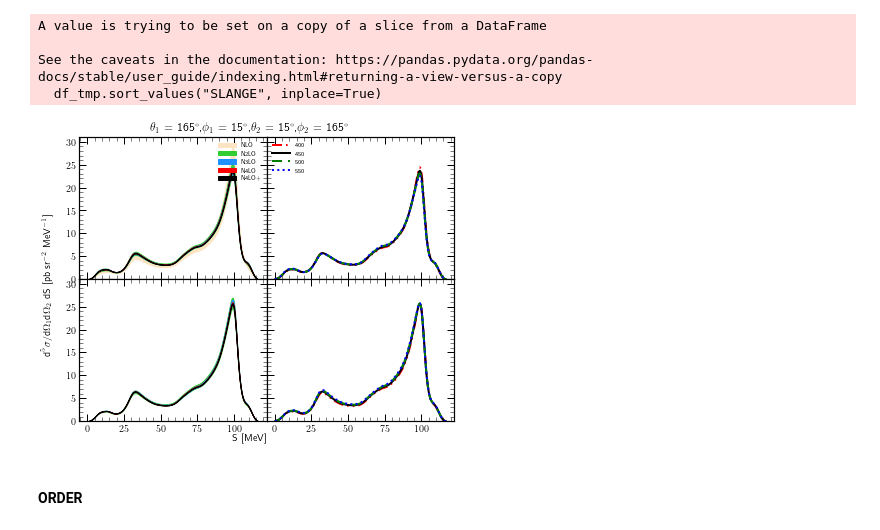
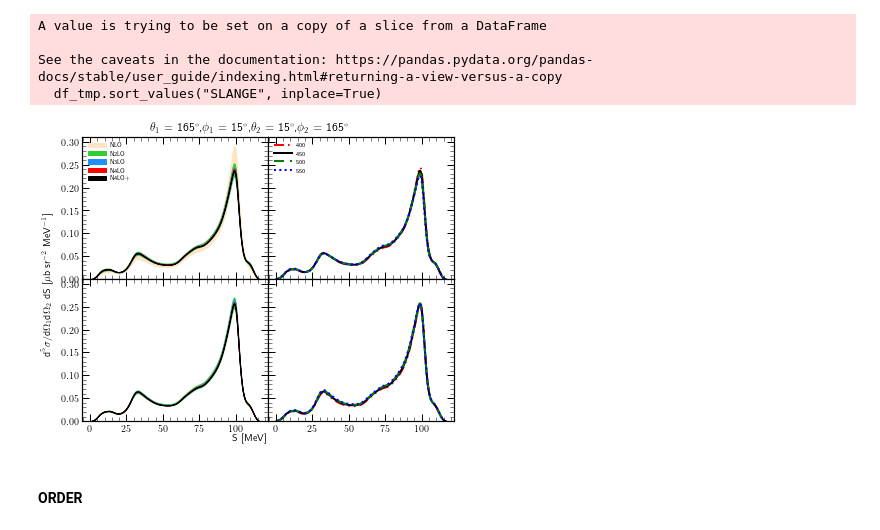
Before and after one commit to VitaliiUr/thesis, a Jupyter notebook: PlotData/figures_He_configuration.ipynb, the cells around one changed output. Drawn from its saved outputs; the diff is of its cells as text; code cells hidden in the pictures.

```diff
--- a/PlotData/figures_He_configuration.ipynb
+++ b/PlotData/figures_He_configuration.ipynb
@@ -309,40 +311,40 @@ fig.suptitle("$\\theta_1$ = {}$^\circ$,"
              "$\\phi_1$ = {}$^\circ$,"
              "$\\theta_2$ = {}$^\circ$,"
              "$\\phi_2$ = {}$^\circ$".format(*df1["CONFIG"].values[0].split("_")), y=0.95)
-fig.supylabel("$\\text{d}^5\sigma/\\text{d}\Omega _1 \\text{d}\Omega _2$ dS [pb sr$^{-2}$ MeV$^{-1}$]", size=10)
+fig.supylabel("$\\text{d}^5\sigma/\\text{d}\Omega _1 \\text{d}\Omega _2$ dS [$\mu$b sr$^{-2}$ MeV$^{-1}$]", size=10)
 fig.supxlabel("S [MeV]", size=10, y=0.06)
 
 for force in FORCES[1:]:
     df_tmp =  df1[(df1["CUTOFF"]==450)
                    & (df1["FORCE"] == force) ]
-    axes[0][0].fill_between(df_tmp.SLANGE, 10**6*(df_tmp["CROSS"].values+df_trunc1[force].values),
-                            10**6*(df_tmp["CROSS"].values-df_trunc1[force].values), label=force,
+    axes[0][0].fill_between(df_tmp.SLANGE, 10**4*(df_tmp["CROSS"].values+df_trunc1[force].values),
+                            10**4*(df_tmp["CROSS"].values-df_trunc1[force].values), label=force,
                             color=trunc_colors[force])
     if force == "NLO":
         continue
     df_tmp =  df3[(df3["CUTOFF"]==450)
                    & (df3["FORCE"] == force) ]
-    axes[1][0].fill_between(df_tmp.SLANGE, 10**6*(df_tmp["CROSS"].values+df_trunc3[force].values),
-                            10**6*(df_tmp["CROSS"].values-df_trunc3[force].values), label=force,
+    axes[1][0].fill_between(df_tmp.SLANGE, 10**4*(df_tmp["CROSS"].values+df_trunc3[force].values),
+                            10**4*(df_tmp["CROSS"].values-df_trunc3[force].values), label=force,
                             color=trunc_colors[force])
 for cut in CUTOFF:
     df_tmp =  df3[(df3["CUTOFF"]==cut)
                    & (df3["FORCE"] == "N4LO+") ]
-    axes[1][1].plot(df_tmp["SLANGE"], 10**6*df_tmp["CROSS"], **ls_cutoff[cut], label=cut)
+    axes[1][1].plot(df_tmp["SLANGE"], 10**4*df_tmp["CROSS"], **ls_cutoff[cut], label=cut)
     df_tmp =  df1[(df1["CUTOFF"]==cut)
                    & (df1["FORCE"] == "N4LO+") ]
-    axes[0][1].plot(df_tmp["SLANGE"], 10**6*df_tmp["CROSS"], **ls_cutoff[cut], label=cut)
+    axes[0][1].plot(df_tmp["SLANGE"], 10**4*df_tmp["CROSS"], **ls_cutoff[cut], label=cut)
 for j, ax in enumerate(axes.flatten()):
     ax.tick_params(which='minor', direction='in', length=4,
                    width=0.5, top=True, right=True)
     ax.tick_params(which='major', direction='in',
                    length=7, width=1, top=True, right=True, zorder=1)
-    ax.set_ylim([0, 10**6*df3[(df3["CUTOFF"]==450)
+    ax.set_ylim([0, 10**4*df3[(df3["CUTOFF"]==450)
                    & (df3["FORCE"] == "N2LO")]["CROSS"].max()*1.2])
     # ax.grid(alpha=0.2)
     ax.set_zorder(-1)
     if j < 2:
-        ax.legend(fontsize=6, handlelength=3)
+        ax.legend(fontsize=6, handlelength=3, loc="lower center")
 fig.tight_layout()
 plt.savefig(f"Figures_HE/CROSS_excl_trunc_100mev_{df3.CONFIG.values[0]}_2NF_3NF.pdf", dpi=300, facecolor="white")
 # %% [output]
@@ -386,44 +388,44 @@ fig.suptitle("$\\theta_1$ = {}$^\circ$,"
              "$\\phi_1$ = {}$^\circ$,"
              "$\\theta_2$ = {}$^\circ$,"
              "$\\phi_2$ = {}$^\circ$".format(*df1["CONFIG"].values[0].split("_")), y=0.95)
-fig.supylabel("$\\text{d}^5\sigma/\\text{d}\Omega _1 \\text{d}\Omega _2$ dS [pb sr$^{-2}$ MeV$^{-1}$]", size=10)
+fig.supylabel("$\\text{d}^5\sigma/\\text{d}\Omega _1 \\text{d}\Omega _2$ dS [$\mu$b sr$^{-2}$ MeV$^{-1}$]", size=10)
 fig.supxlabel("S [MeV]", size=10, y=0.06)
 
 for force in FORCES[1:]:
     df_tmp =  df1[(df1["CUTOFF"]==450)
                    & (df1["FORCE"] == force) ]
-    axes[0][0].fill_between(df_tmp.SLANGE, 10**6*(df_tmp["CROSS"].values+df_trunc1[force].values),
-                            10**6*(df_tmp["CROSS"].values-df_trunc1[force].values), label=force,
+    axes[0][0].fill_between(df_tmp.SLANGE, 10**4*(df_tmp["CROSS"].values+df_trunc1[force].values),
+                            10**4*(df_tmp["CROSS"].values-df_trunc1[force].values), label=force,
                             color=trunc_colors[force])
     if force == "NLO":
         continue
     df_tmp =  df3[(df3["CUTOFF"]==450)
                    & (df3["FORCE"] == force) ]
-    axes[1][0].fill_between(df_tmp.SLANGE, 10**6*(df_tmp["CROSS"].values+df_trunc3[force].values),
-                            10**6*(df_tmp["CROSS"].values-df_trunc3[force].values), label=force,
+    axes[1][0].fill_between(df_tmp.SLANGE, 10**4*(df_tmp["CROSS"].values+df_trunc3[force].values),
+                            10**4*(df_tmp["CROSS"].values-df_trunc3[force].values), label=force,
                             color=trunc_colors[force])
 for cut in CUTOFF:
     df_tmp =  df3[(df3["CUTOFF"]==cut)
                    & (df3["FORCE"] == "N4LO+") ]
-    axes[1][1].plot(df_tmp["SLANGE"], 10**6*df_tmp["CROSS"], **ls_cutoff[cut], label=cut)
+    axes[1][1].plot(df_tmp["SLANGE"], 10**4*df_tmp["CROSS"], **ls_cutoff[cut], label=cut)
     df_tmp =  df1[(df1["CUTOFF"]==cut)
                    & (df1["FORCE"] == "N4LO+") ]
-    axes[0][1].plot(df_tmp["SLANGE"], 10**6*df_tmp["CROSS"], **ls_cutoff[cut], label=cut)
+    axes[0][1].plot(df_tmp["SLANGE"], 10**4*df_tmp["CROSS"], **ls_cutoff[cut], label=cut)
 for j, ax in enumerate(axes.flatten()):
     ax.tick_params(which='minor', direction='in', length=4,
                    width=0.5, top=True, right=True)
     ax.tick_params(which='major', direction='in',
                    length=7, width=1, top=True, right=True, zorder=1)
-    ax.set_ylim([0, 10**6*df3[(df3["CUTOFF"]==450)
+    ax.set_ylim([0, 10**4*df3[(df3["CUTOFF"]==450)
                    & (df3["FORCE"] == "N2LO")]["CROSS"].max()*1.2])
     # ax.grid(alpha=0.2)
     ax.set_zorder(-1)
     if j < 2:
-        ax.legend(fontsize=6, handlelength=3)
+        ax.legend(fontsize=6, handlelength=3, loc="upper left")
 fig.tight_layout()
 plt.savefig(f"Figures_HE/CROSS_excl_trunc_100mev_{df3.CONFIG.values[0]}_2NF_3NF.pdf", dpi=300, facecolor="white")
 # %% [output]
-[figure, old version]
+[figure, new version]
 # %% [markdown]
 #### ORDER
 # %%
```
Also changed, not shown: parts of 7 cells of this notebook, 9 other files.
